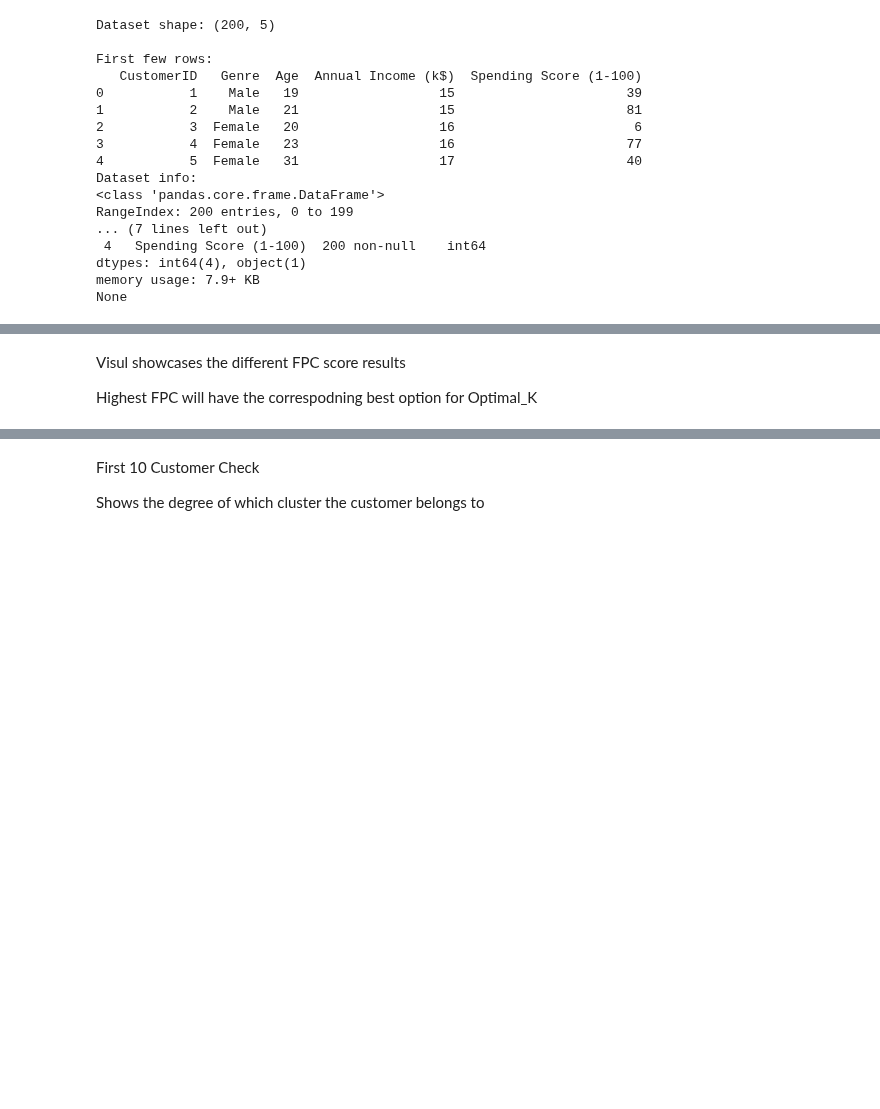
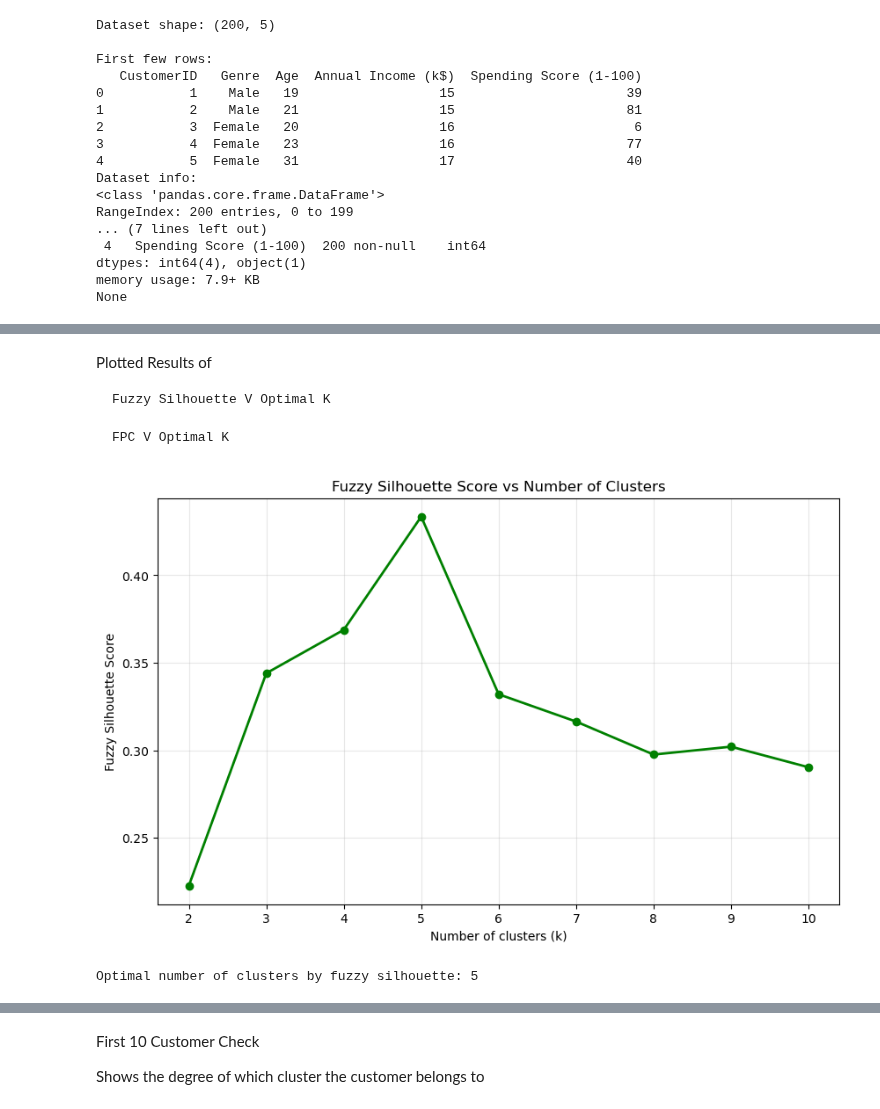
Before and after one commit to CedricBaaklini/Machine-Learning-Project, a Jupyter notebook: Project 1/FuzzyKMeans.ipynb, the cells around one changed output, grey strips where cells are left out. Cells and saved outputs as stored; diff of their text form; code cells hidden in the pictures; blank space fills up the shorter version.

```diff
--- a/Project 1/FuzzyKMeans.ipynb
+++ b/Project 1/FuzzyKMeans.ipynb
@@ -72,5 +109,22 @@ for k in K:
-# %% [markdown]
-Visul showcases the different FPC score results
-
-Highest FPC will have the correspodning best option for Optimal_K
+# %% [markdown]
+Plotted Results of
+
+    Fuzzy Silhouette V Optimal K
+
+    FPC V Optimal K
+# %%
+plt.figure(figsize=(10, 6))
+plt.plot(K, silhouette_scores, 'go-', linewidth=2)
+plt.xlabel('Number of clusters (k)')
+plt.ylabel('Fuzzy Silhouette Score')
+plt.title('Fuzzy Silhouette Score vs Number of Clusters')
+plt.grid(True, alpha=0.3)
+plt.show()
+
+# Find optimal k by silhouette
+optimal_k_sil = K[silhouette_scores.index(max(silhouette_scores))]
+print(f"Optimal number of clusters by fuzzy silhouette: {optimal_k_sil}")
+# %% [output]
+[figure, added]
+Optimal number of clusters by fuzzy silhouette: 5
 # %%
```
Also changed, not shown: parts of 23 cells of this notebook.
